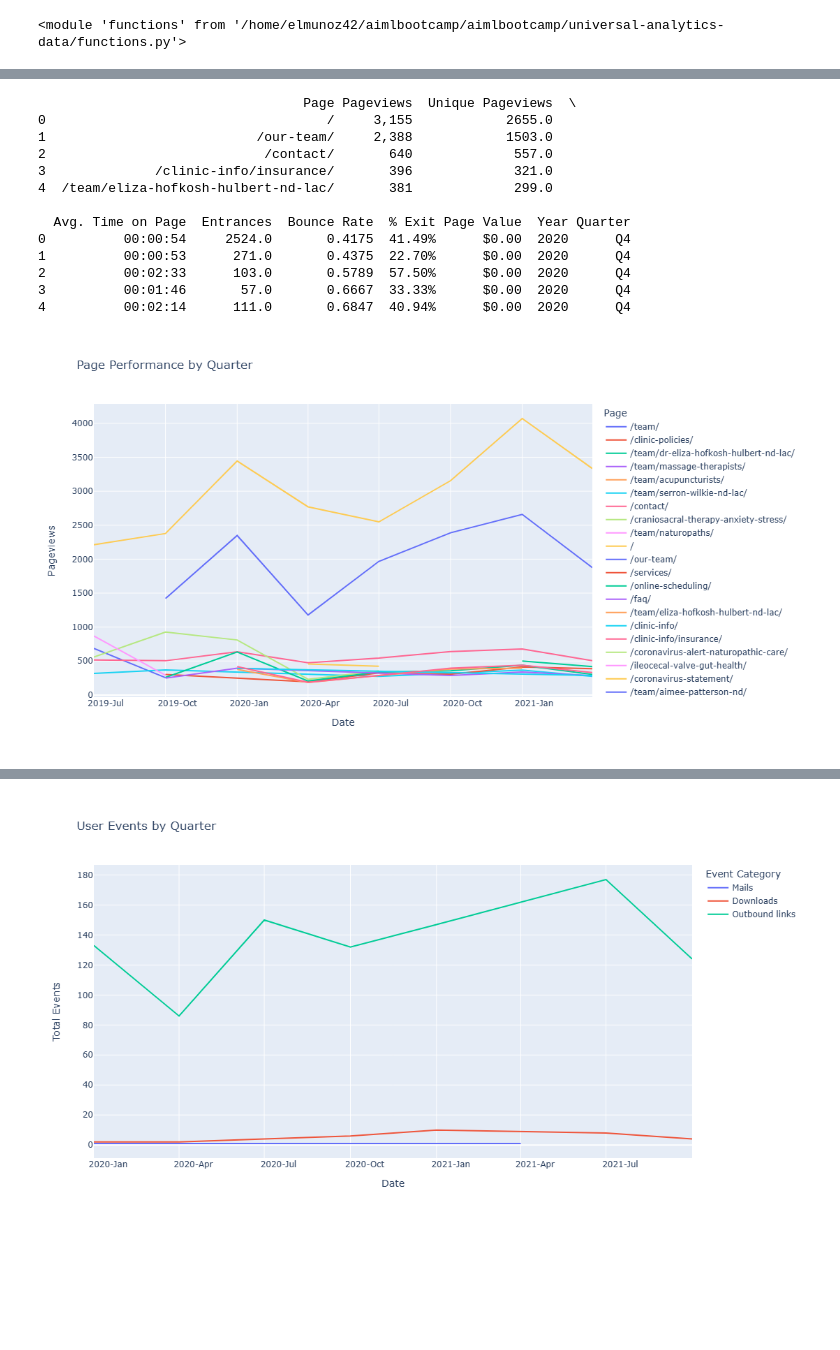
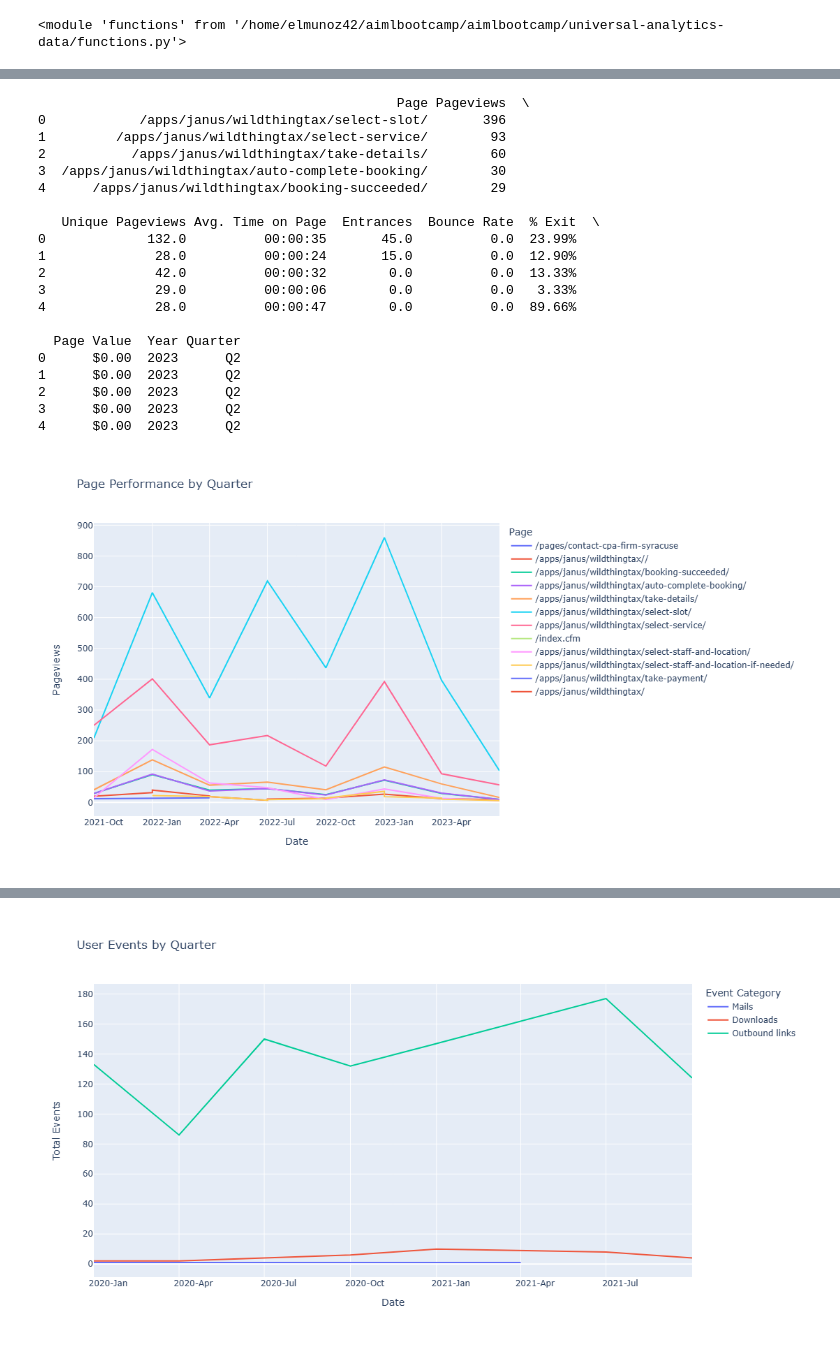
Before and after one commit to elmunoz42/universal-analytics-jupyter-notebook, a Jupyter notebook: UA-data-consolidation-and-analysis.ipynb, the cells around one changed output, grey strips where cells are left out. Drawn from its saved outputs; the diff is of its cells as text; code cells hidden in the pictures; blank space fills up the shorter version.

```diff
--- a/UA-data-consolidation-and-analysis.ipynb
+++ b/UA-data-consolidation-and-analysis.ipynb
@@ -40,57 +40,67 @@ Quarter               object
 dtype: object
 # %%
 # Read the CSV file
-df = pd.read_csv('output/hsh/Pages/consolidated-pages.csv')
+df = pd.read_csv('output/wtt/Pages/consolidated-pages.csv')
 # Display the DataFrame
 print(df.head())
 # %% [output]
-                                  Page Pageviews  Unique Pageviews  \
-0                                    /     3,155            2655.0
-1                           /our-team/     2,388            1503.0
-2                            /contact/       640             557.0
-3              /clinic-info/insurance/       396             321.0
-4  /team/eliza-hofkosh-hulbert-nd-lac/       381             299.0
+                                              Page Pageviews  \
+0            /apps/janus/wildthingtax/select-slot/       396
+1         /apps/janus/wildthingtax/select-service/        93
+2           /apps/janus/wildthingtax/take-details/        60
+3  /apps/janus/wildthingtax/auto-complete-booking/        30
+4      /apps/janus/wildthingtax/booking-succeeded/        29
 
-  Avg. Time on Page  Entrances  Bounce Rate  % Exit Page Value  Year Quarter
-0          00:00:54     2524.0       0.4175  41.49%      $0.00  2020      Q4
-1          00:00:53      271.0       0.4375  22.70%      $0.00  2020      Q4
-2          00:02:33      103.0       0.5789  57.50%      $0.00  2020      Q4
-3          00:01:46       57.0       0.6667  33.33%      $0.00  2020      Q4
-4          00:02:14      111.0       0.6847  40.94%      $0.00  2020      Q4
+   Unique Pageviews Avg. Time on Page  Entrances  Bounce Rate  % Exit  \
+0             132.0          00:00:35       45.0          0.0  23.99%
+1              28.0          00:00:24       15.0          0.0  12.90%
+2              42.0          00:00:32        0.0          0.0  13.33%
+3              29.0          00:00:06        0.0          0.0   3.33%
+4              28.0          00:00:47        0.0          0.0  89.66%
+
+  Page Value  Year Quarter
+0      $0.00  2023      Q2
+1      $0.00  2023      Q2
+2      $0.00  2023      Q2
+3      $0.00  2023      Q2
+4      $0.00  2023      Q2
 # %%
 # Read the CSV file
-df = pd.read_csv('output/hsh/Pages/consolidated-pages.csv')
+df = pd.read_csv('output/wtt/Pages/consolidated-pages.csv')
+
+# Remove query parameters from URLS:
+df['Page'] = df['Page'].apply(lambda x: x.split('?')[0] if isinstance(x, str) and '?' in x else x)
 
 # # Now, let's create the Date column
 df['Date'] = pd.to_datetime(df['Year'].astype(str) + '-' + df['Quarter'].apply(functions.quarter_to_month) + '-01')
 
 # Convert Pageviews to Numeric
 df['Pageviews'] = pd.to_numeric(df['Pageviews'].str.replace(',', ''), errors='coerce')
 # Sort by date
 df = df.sort_values("Date")
 
 # Create Line Plot with No Total and other excludes
 exclude_list = ["total"]
 fig = px.line(df.query('Page not in @exclude_list'), x='Date', y='Pageviews', color='Page', title='Page Performance by Quarter')
 
 # Update the layout
 fig.update_layout(
     autosize=False,
     width=1200,  # Width of the figure in pixels
     height=600  # Height of the figure in pixels
 )
 
 # Customize the x-axis to show both year and quarter
 fig.update_xaxes(
     dtick="M3",
     tickformat="%Y-%b",  # This will show Year-Month
     ticklabelmode="period"
 )
 
 fig.show()
-fig.write_html('output/hsh/hsh-page-performance.html')
+fig.write_html('output/wtt/wtt-page-performance.html')
 # %% [output]
-[figure, old version]
+[figure, new version]
 # %%
 # Usage
 try:
```
Also changed, not shown: parts of 8 cells of this notebook, 1 other file.
